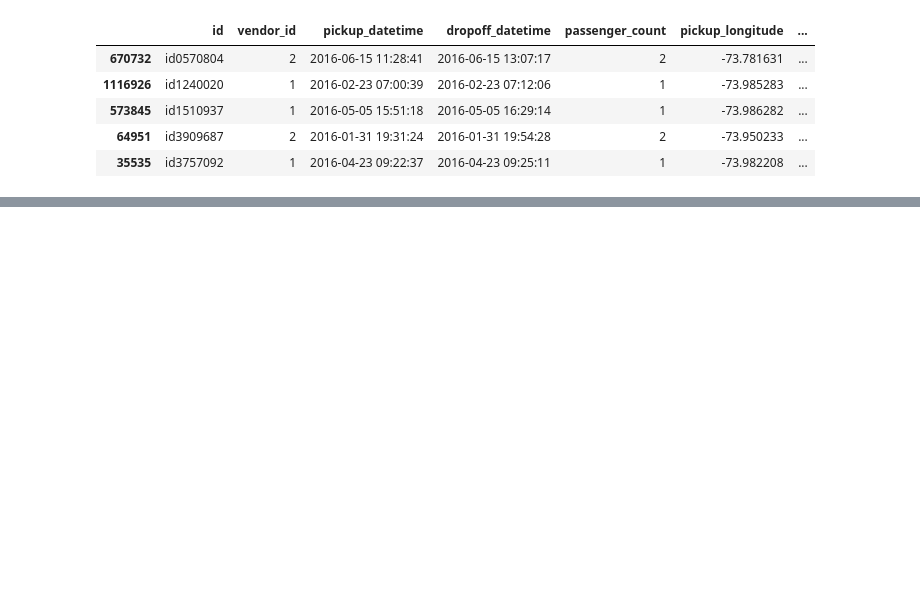
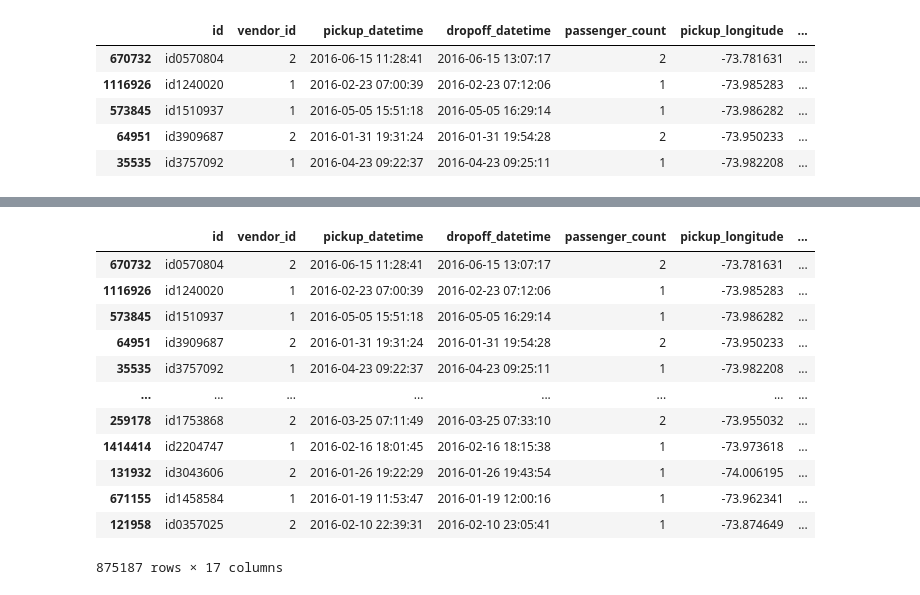
Before and after one commit to SamIeer/NycTaxiDuration, a Jupyter notebook: Notebooks/Preprocessing.ipynb, the cells around one changed output, grey strips where cells are left out. Cells and saved outputs as stored; diff of their text form; code cells hidden in the pictures; blank space fills up the shorter version.

```diff
--- a/Notebooks/Preprocessing.ipynb
+++ b/Notebooks/Preprocessing.ipynb
@@ -273,0 +142,16 @@ memory usage: 112.4+ MB
+# %%
+df
+# %% [output]
+|  | id | vendor_id | pickup_datetime | dropoff_datetime | passenger_count | pickup_longitude | ... |
+| 670732 | id0570804 | 2 | 2016-06-15 11:28:41 | 2016-06-15 13:07:17 | 2 | -73.781631 | ... |
+| 1116926 | id1240020 | 1 | 2016-02-23 07:00:39 | 2016-02-23 07:12:06 | 1 | -73.985283 | ... |
+| 573845 | id1510937 | 1 | 2016-05-05 15:51:18 | 2016-05-05 16:29:14 | 1 | -73.986282 | ... |
+| 64951 | id3909687 | 2 | 2016-01-31 19:31:24 | 2016-01-31 19:54:28 | 2 | -73.950233 | ... |
+| 35535 | id3757092 | 1 | 2016-04-23 09:22:37 | 2016-04-23 09:25:11 | 1 | -73.982208 | ... |
+| ... | ... | ... | ... | ... | ... | ... | ... |
+| 259178 | id1753868 | 2 | 2016-03-25 07:11:49 | 2016-03-25 07:33:10 | 2 | -73.955032 | ... |
+| 1414414 | id2204747 | 1 | 2016-02-16 18:01:45 | 2016-02-16 18:15:38 | 1 | -73.973618 | ... |
+| 131932 | id3043606 | 2 | 2016-01-26 19:22:29 | 2016-01-26 19:43:54 | 1 | -74.006195 | ... |
+| 671155 | id1458584 | 1 | 2016-01-19 11:53:47 | 2016-01-19 12:00:16 | 1 | -73.962341 | ... |
+| 121958 | id0357025 | 2 | 2016-02-10 22:39:31 | 2016-02-10 23:05:41 | 1 | -73.874649 | ... |
+875187 rows × 17 columns
```
Also changed, not shown: parts of 54 cells of this notebook.
